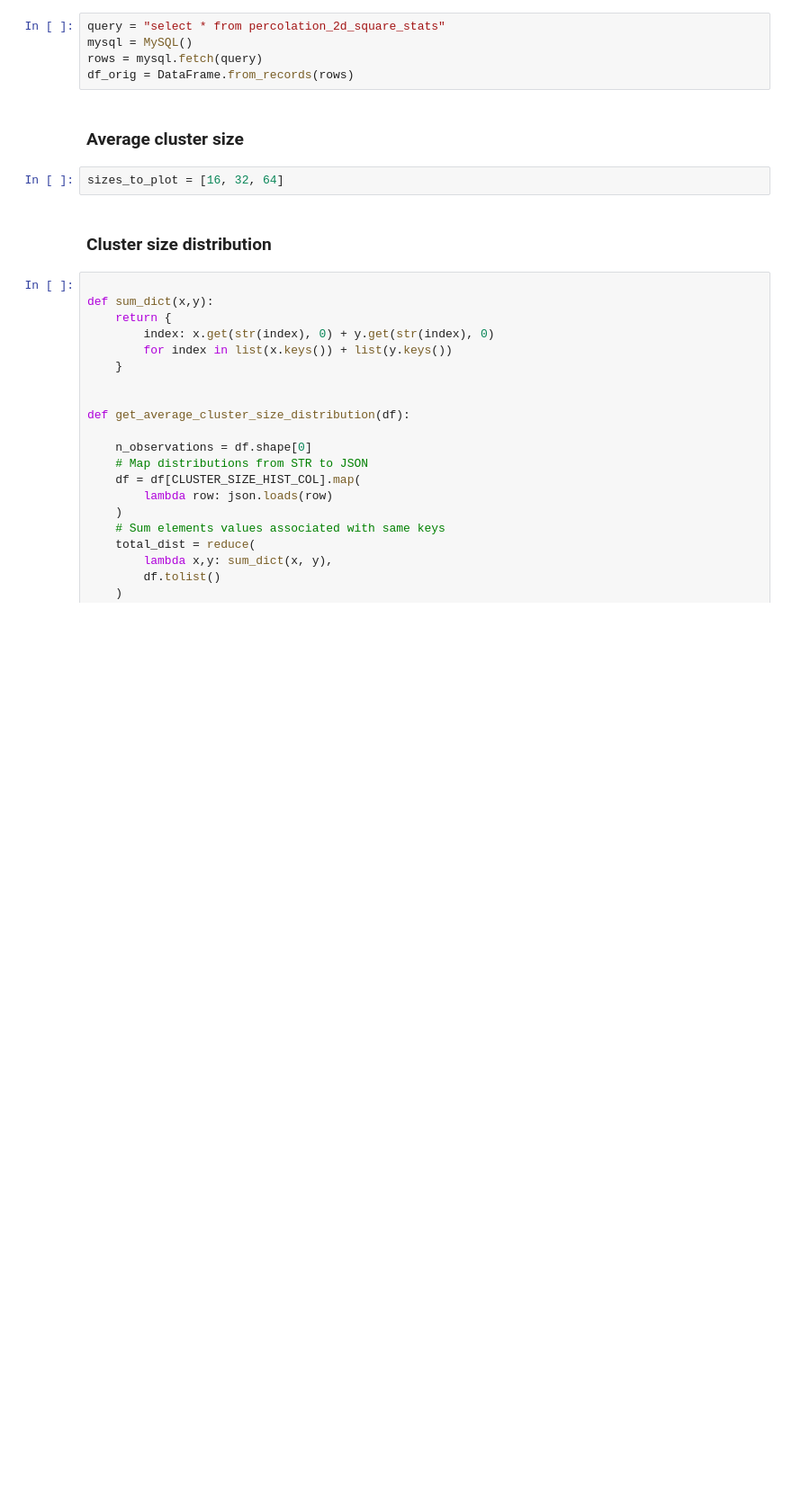
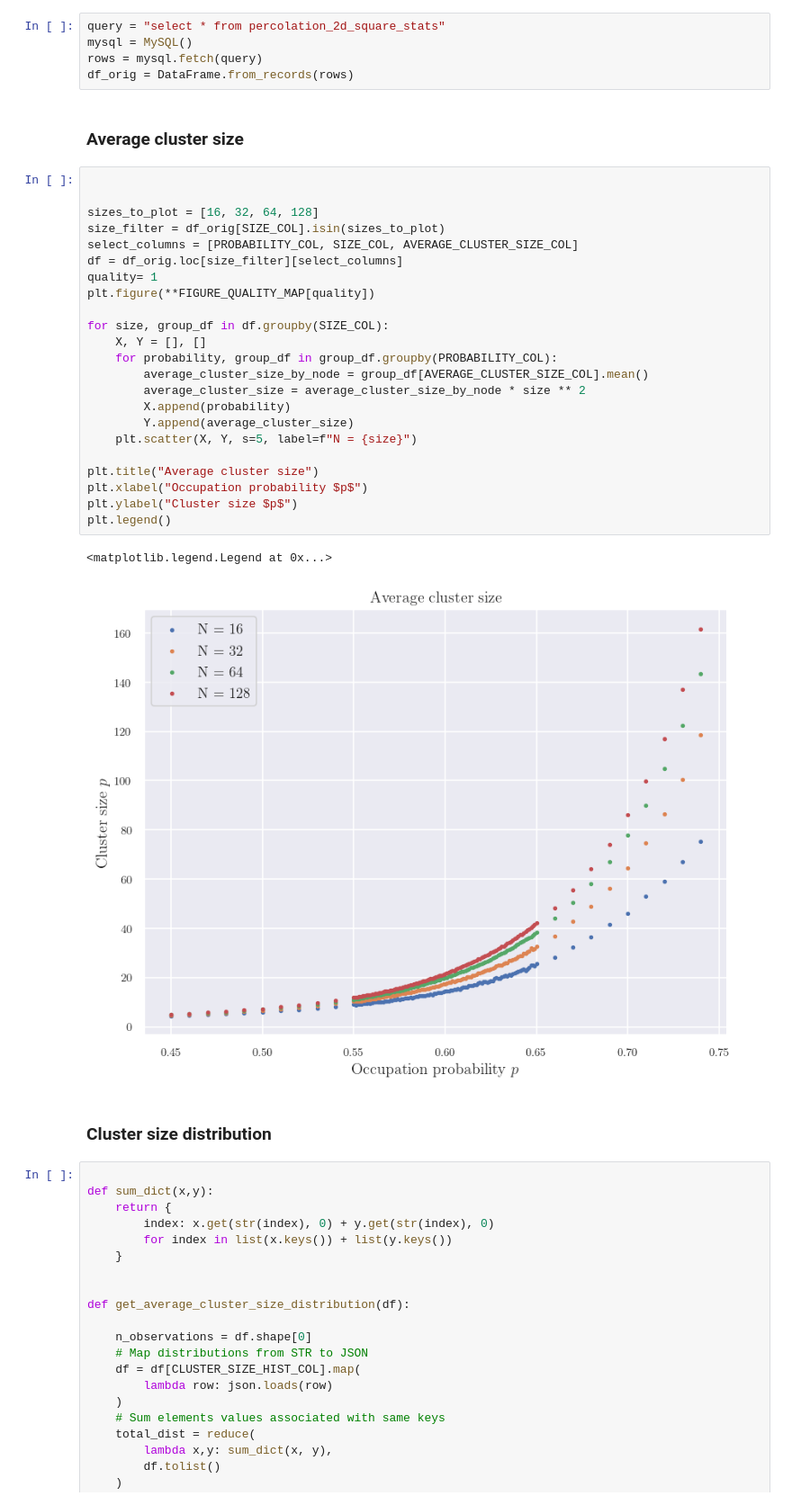
Before and after one commit to alansammarone/musk, a Jupyter notebook: notebooks/percolation_2d_analysis.ipynb, the cells around one changed output. Shown: that part at 90% size. Cells and saved outputs as stored; diff of their text form; blank space fills up the shorter version.

```diff
--- a/notebooks/percolation_2d_analysis.ipynb
+++ b/notebooks/percolation_2d_analysis.ipynb
@@ -40,8 +40,32 @@ rows = mysql.fetch(query)
 df_orig = DataFrame.from_records(rows)
 # %% [markdown]
 ### Average cluster size
-# %%
-sizes_to_plot = [16, 32, 64]
+# %%
+
+
+sizes_to_plot = [16, 32, 64, 128]
+size_filter = df_orig[SIZE_COL].isin(sizes_to_plot)
+select_columns = [PROBABILITY_COL, SIZE_COL, AVERAGE_CLUSTER_SIZE_COL]
+df = df_orig.loc[size_filter][select_columns]
+quality= 1
+plt.figure(**FIGURE_QUALITY_MAP[quality])
+
+for size, group_df in df.groupby(SIZE_COL):
+    X, Y = [], []
+    for probability, group_df in group_df.groupby(PROBABILITY_COL):
+        average_cluster_size_by_node = group_df[AVERAGE_CLUSTER_SIZE_COL].mean()
+        average_cluster_size = average_cluster_size_by_node * size ** 2
+        X.append(probability)
+        Y.append(average_cluster_size)
+    plt.scatter(X, Y, s=5, label=f"N = {size}")
+
+plt.title("Average cluster size")
+plt.xlabel("Occupation probability $p$")
+plt.ylabel("Cluster size $p$")
+plt.legend()
+# %% [output]
+<matplotlib.legend.Legend at 0x...>
+[figure, added]
 # %% [markdown]
 ### Cluster size distribution
 # %%
```
